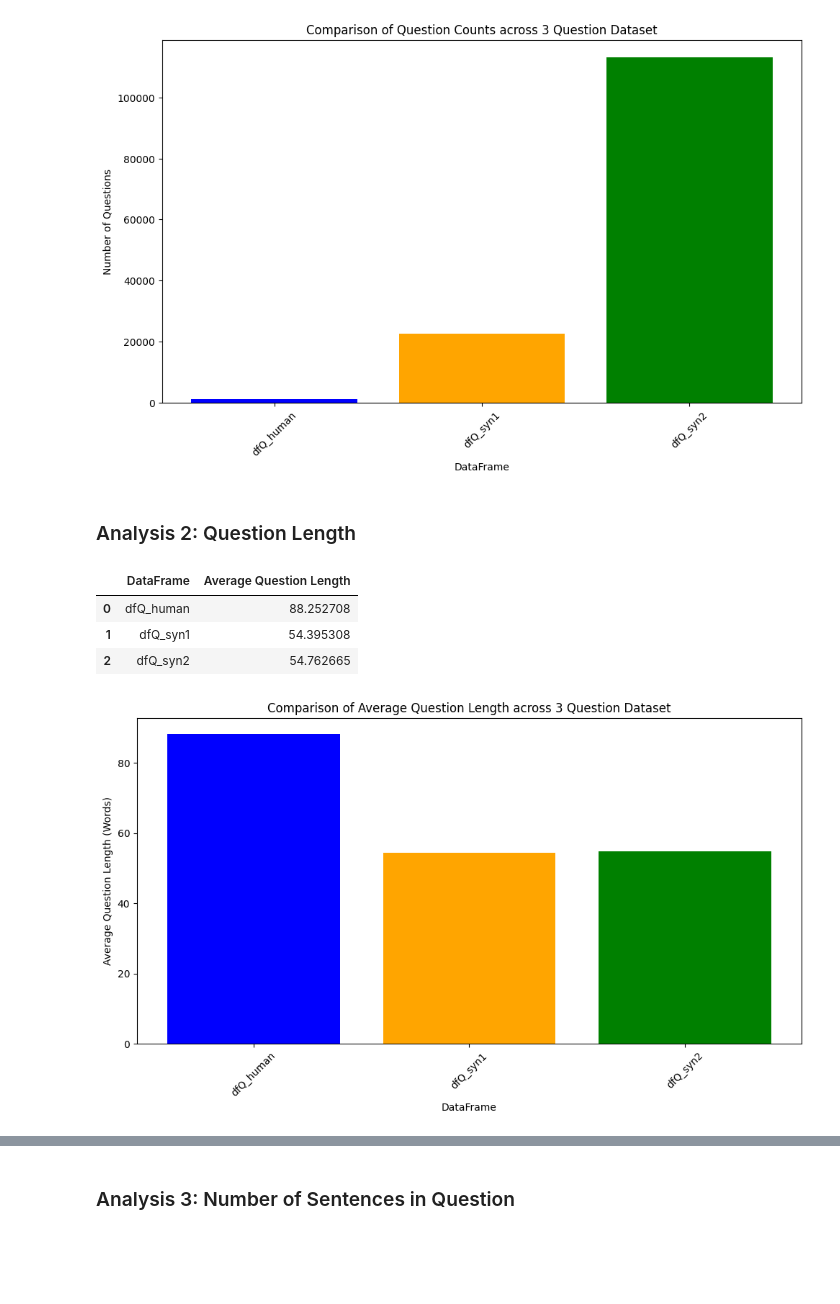
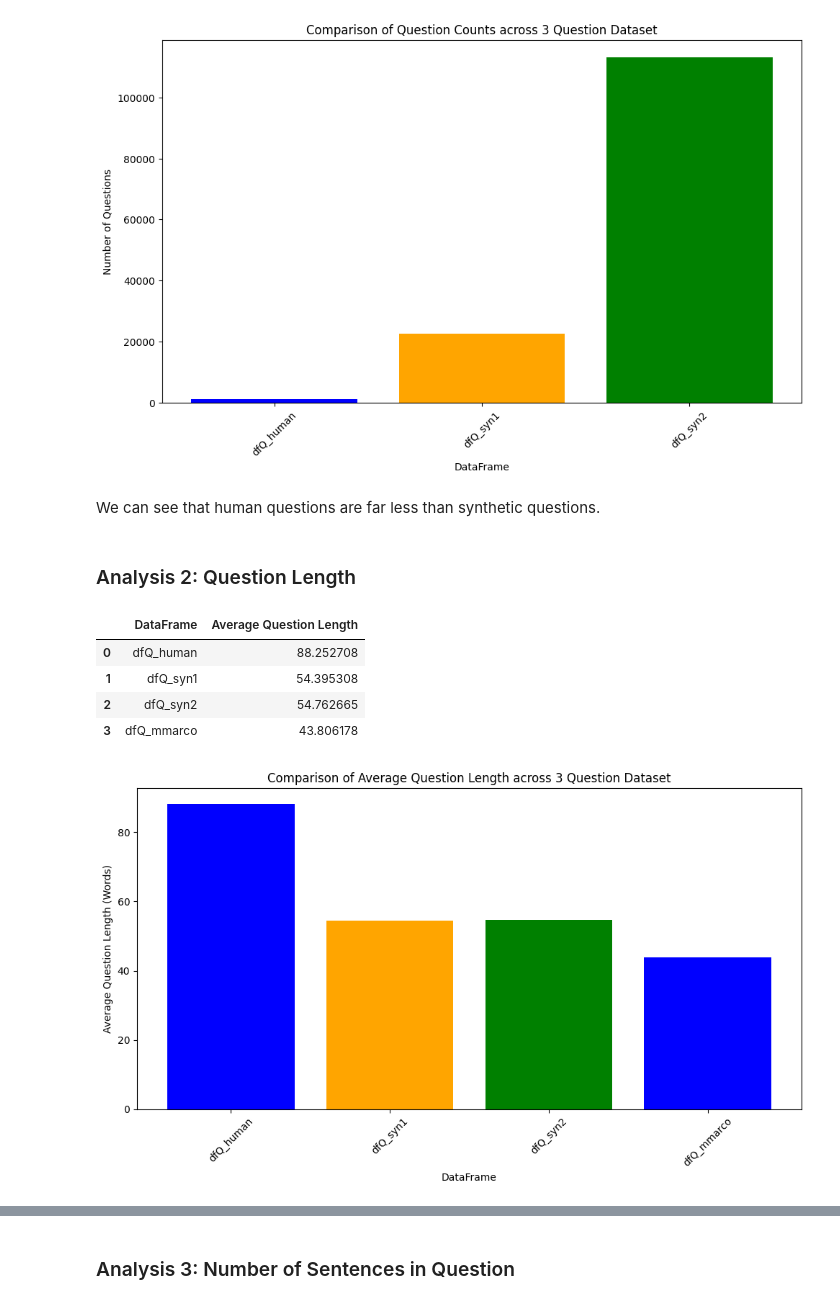
Before and after one commit to ymurong/Synthetic_Data_in_Legal_Retrieval, a Jupyter notebook: scripts/eda/Exploratory Data Analysis.ipynb, the cells around one changed output, grey strips where cells are left out. Saved outputs shown, nothing was run; the diff lists cells and outputs as text; code cells hidden in the pictures; blank space fills up the shorter version.

```diff
--- a/scripts/eda/Exploratory Data Analysis.ipynb
+++ b/scripts/eda/Exploratory Data Analysis.ipynb
@@ -92,29 +83,33 @@ plt.xticks(rotation=45)
 ([0, 1, 2],
  [Text(0, 0, 'dfQ_human'), Text(1, 0, 'dfQ_syn1'), Text(2, 0, 'dfQ_syn2')])
 [figure]
+# %% [markdown]
+We can see that human questions are far less than synthetic questions.
 # %% [markdown]
 ### Analysis 2: Question Length
 # %%
 # Calculate the length of each question
 dfQ_human['Length'] = dfQ_human['question'].apply(len)
 dfQ_syn1['Length'] = dfQ_syn1['text'].apply(len)
 dfQ_syn2['Length'] = dfQ_syn2['question'].apply(len)
+dfQ_mmarco['Length'] = dfQ_mmarco['question'].apply(len)
 
 # Compute the average length of questions in each DataFrame
-avg_lengths = [df['Length'].mean() for df in [dfQ_human, dfQ_syn1, dfQ_syn2]]
+avg_lengths = [df['Length'].mean() for df in [dfQ_human, dfQ_syn1, dfQ_syn2, dfQ_mmarco]]
 
 # Create a summary DataFrame
 summary_df = pd.DataFrame({
-    'DataFrame': ['dfQ_human', 'dfQ_syn1', 'dfQ_syn2'],
+    'DataFrame': ['dfQ_human', 'dfQ_syn1', 'dfQ_syn2', 'dfQ_mmarco'],
     'Average Question Length': avg_lengths
 })
 
 summary_df
 # %% [output]
 |  | DataFrame | Average Question Length |
 | 0 | dfQ_human | 88.252708 |
 | 1 | dfQ_syn1 | 54.395308 |
 | 2 | dfQ_syn2 | 54.762665 |
+| 3 | dfQ_mmarco | 43.806178 |
 # %%
 # Plotting
 plt.figure(figsize=(10, 6))
@@ -127,4 +122,4 @@ plt.tight_layout()
 plt.savefig('Comparison of Average Question Length across DataFrames.pdf')
 plt.show()
 # %% [output]
-[figure, old version]
+[figure, new version]
```
Also changed, not shown: parts of 35 cells of this notebook, 8 other files.
